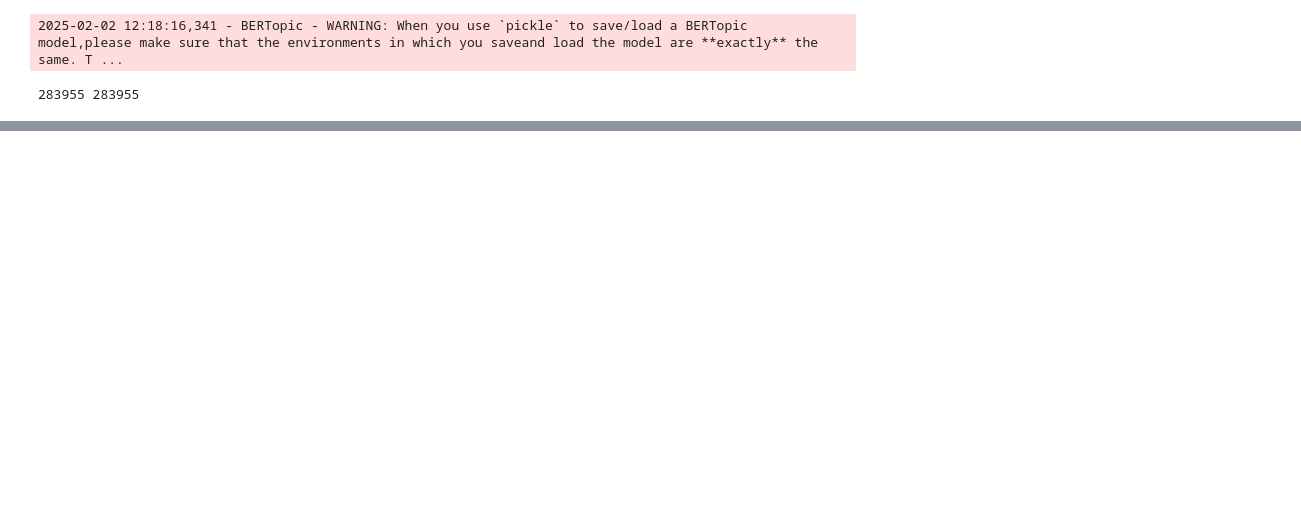
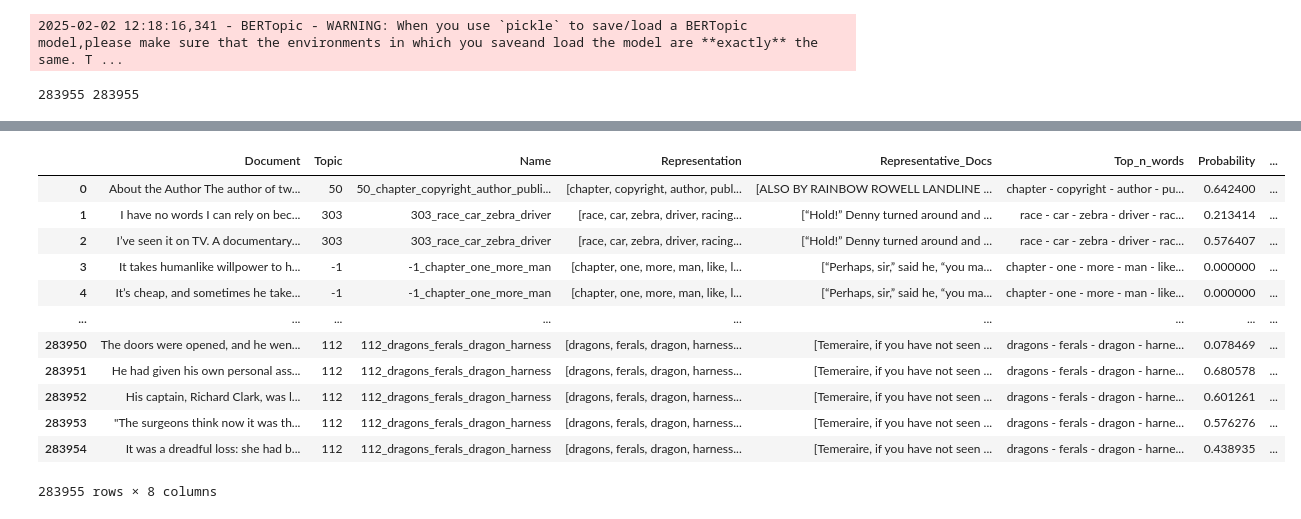
Before and after one commit to Fergons/narana, a Jupyter notebook: notebooks/bertopic.ipynb, the cells around one changed output, grey strips where cells are left out. Drawn from its saved outputs; the diff is of its cells as text; code cells hidden in the pictures; blank space fills up the shorter version.

```diff
--- a/notebooks/bertopic.ipynb
+++ b/notebooks/bertopic.ipynb
@@ -73,0 +90,16 @@ topic_model.visualize_topics_per_class(topics_per_class)
+# %%
+topic_model.get_document_info(docs)
+# %% [output]
+|  | Document | Topic | Name | Representation | Representative_Docs | Top_n_words | Probability | ... |
+| 0 | About the Author The author of tw... | 50 | 50_chapter_copyright_author_publi... | [chapter, copyright, author, publ... | [ALSO BY RAINBOW ROWELL LANDLINE ... | chapter - copyright - author - pu... | 0.642400 | ... |
+| 1 | I have no words I can rely on bec... | 303 | 303_race_car_zebra_driver | [race, car, zebra, driver, racing... | [“Hold!” Denny turned around and ... | race - car - zebra - driver - rac... | 0.213414 | ... |
+| 2 | I’ve seen it on TV. A documentary... | 303 | 303_race_car_zebra_driver | [race, car, zebra, driver, racing... | [“Hold!” Denny turned around and ... | race - car - zebra - driver - rac... | 0.576407 | ... |
+| 3 | It takes humanlike willpower to h... | -1 | -1_chapter_one_more_man | [chapter, one, more, man, like, l... | [“Perhaps, sir,” said he, “you ma... | chapter - one - more - man - like... | 0.000000 | ... |
+| 4 | It’s cheap, and sometimes he take... | -1 | -1_chapter_one_more_man | [chapter, one, more, man, like, l... | [“Perhaps, sir,” said he, “you ma... | chapter - one - more - man - like... | 0.000000 | ... |
+| ... | ... | ... | ... | ... | ... | ... | ... | ... |
+| 283950 | The doors were opened, and he wen... | 112 | 112_dragons_ferals_dragon_harness | [dragons, ferals, dragon, harness... | [Temeraire, if you have not seen ... | dragons - ferals - dragon - harne... | 0.078469 | ... |
+| 283951 | He had given his own personal ass... | 112 | 112_dragons_ferals_dragon_harness | [dragons, ferals, dragon, harness... | [Temeraire, if you have not seen ... | dragons - ferals - dragon - harne... | 0.680578 | ... |
+| 283952 | His captain, Richard Clark, was l... | 112 | 112_dragons_ferals_dragon_harness | [dragons, ferals, dragon, harness... | [Temeraire, if you have not seen ... | dragons - ferals - dragon - harne... | 0.601261 | ... |
+| 283953 | "The surgeons think now it was th... | 112 | 112_dragons_ferals_dragon_harness | [dragons, ferals, dragon, harness... | [Temeraire, if you have not seen ... | dragons - ferals - dragon - harne... | 0.576276 | ... |
+| 283954 | It was a dreadful loss: she had b... | 112 | 112_dragons_ferals_dragon_harness | [dragons, ferals, dragon, harness... | [Temeraire, if you have not seen ... | dragons - ferals - dragon - harne... | 0.438935 | ... |
+283955 rows × 8 columns
```
Also changed, not shown: parts of 1 cell of this notebook.
